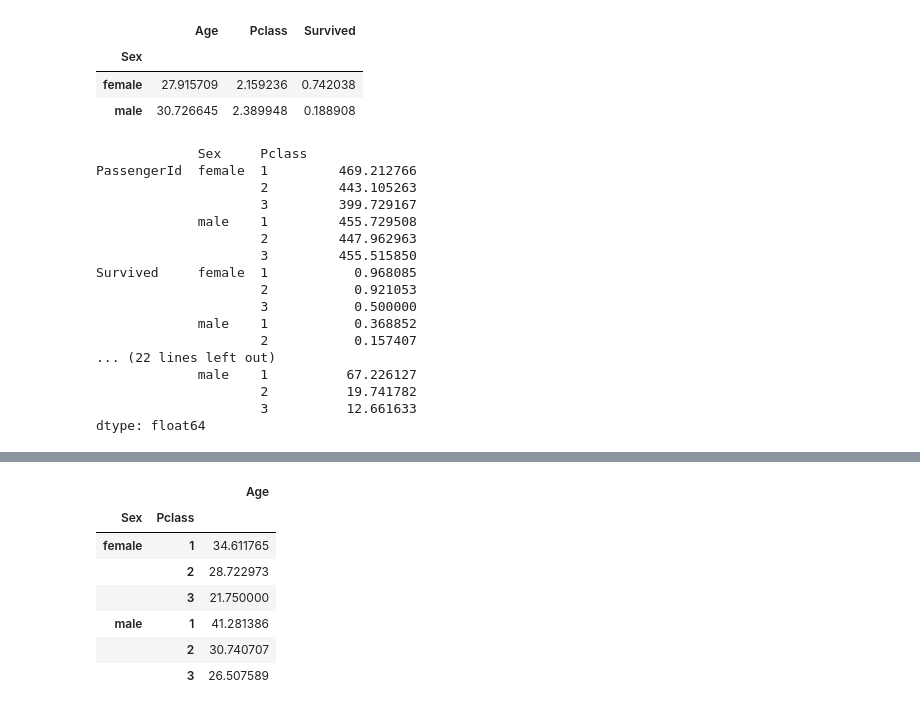
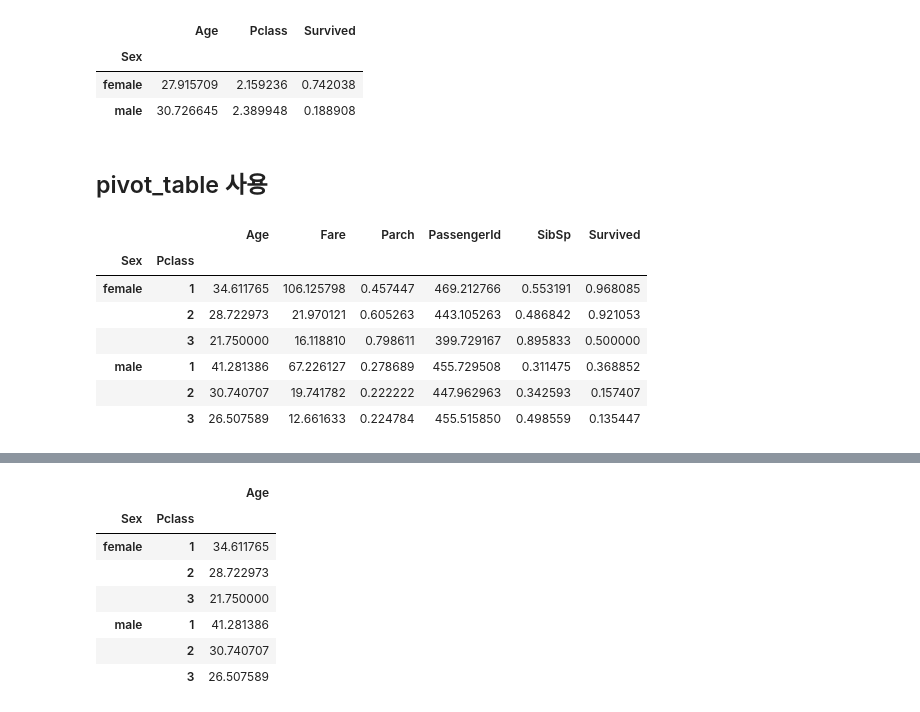
Before and after one commit to saykim/python_bigdata, a Jupyter notebook: group_age_titanic.ipynb, the cells around one changed output, grey strips where cells are left out. Saved outputs shown, nothing was run; the diff lists cells and outputs as text; code cells hidden in the pictures.

Commit message:
Groupby / pivot_table

```diff
--- a/group_age_titanic.ipynb
+++ b/group_age_titanic.ipynb
@@ -33,23 +33,16 @@ train.groupby('Sex')[['Age', 'Pclass', 'Survived']].mean()
 | Sex |  |  |  |
 | female | 27.915709 | 2.159236 | 0.742038 |
 | male | 30.726645 | 2.389948 | 0.188908 |
+# %% [markdown]
+## pivot_table 사용
 # %%
-train.pivot_table(train, columns=['Sex', 'Pclass'], aggfunc=np.mean)
+train.pivot_table(train,['Sex', 'Pclass'], aggfunc=np.mean)
 # %% [output]
-             Sex     Pclass
-PassengerId  female  1         469.212766
-                     2         443.105263
-                     3         399.729167
-             male    1         455.729508
-                     2         447.962963
-                     3         455.515850
-Survived     female  1           0.968085
-                     2           0.921053
-                     3           0.500000
-             male    1           0.368852
-                     2           0.157407
-... (22 lines left out)
-             male    1          67.226127
-                     2          19.741782
-                     3          12.661633
-dtype: float64
+|  |  | Age | Fare | Parch | PassengerId | SibSp | Survived |
+| Sex | Pclass |  |  |  |  |  |  |
+| female | 1 | 34.611765 | 106.125798 | 0.457447 | 469.212766 | 0.553191 | 0.968085 |
+|  | 2 | 28.722973 | 21.970121 | 0.605263 | 443.105263 | 0.486842 | 0.921053 |
+|  | 3 | 21.750000 | 16.118810 | 0.798611 | 399.729167 | 0.895833 | 0.500000 |
+| male | 1 | 41.281386 | 67.226127 | 0.278689 | 455.729508 | 0.311475 | 0.368852 |
+|  | 2 | 30.740707 | 19.741782 | 0.222222 | 447.962963 | 0.342593 | 0.157407 |
+|  | 3 | 26.507589 | 12.661633 | 0.224784 | 455.515850 | 0.498559 | 0.135447 |
```
Also changed, not shown: parts of 2 cells of this notebook.
